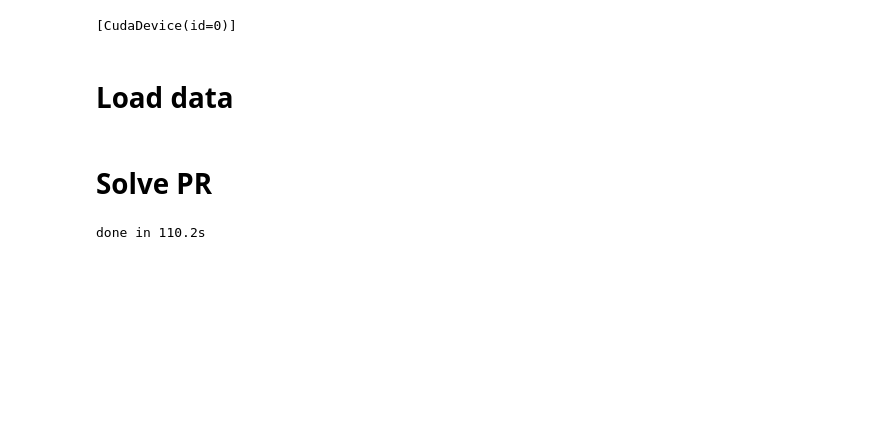
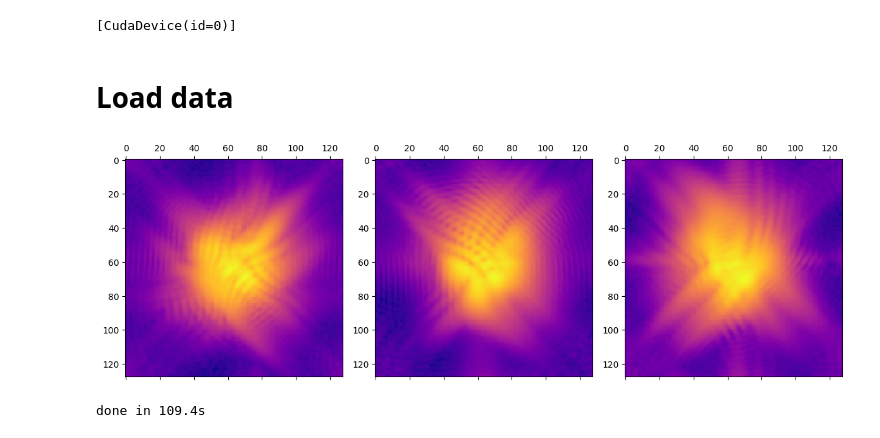
Before and after one commit to matteomasto/convexad_jax, a Jupyter notebook: notebooks/ConvexAD_JAX.ipynb, the cells around one changed output. Cells and saved outputs as stored; diff of their text form; code cells hidden in the pictures; blank space fills up the shorter version.

```diff
--- a/notebooks/ConvexAD_JAX.ipynb
+++ b/notebooks/ConvexAD_JAX.ipynb
@@ -29,8 +26,9 @@ from Object_utilities import *
 # Load data
 # %%
 Iobs = np.load("../../ad_github/notebooks/data_prova.npz")["I"].astype(np.float32)
+Iobs = np.load("../../paper/sim_tests/vary_phase_range/phase_range.npz")['Is'][9]
 key = jax.random.PRNGKey(0)
 
-# plot_3D_projections(Iobs)
+plot_3D_projections(Iobs)
+# %% [output]
+[figure, added]
-# %% [markdown]
-# Solve PR
@@ -59,7 +59,7 @@ result = reconstruct(
 )
 print(f"done in {time.time() - t0:.1f}s")
 # %% [output]
-done in 110.2s
+done in 109.4s
 # %%
 print("best loss:", float(result.best_loss))
 print("steps per restart:", result.all_steps)
```
Also changed, not shown: parts of 9 cells of this notebook, 6 other files.
